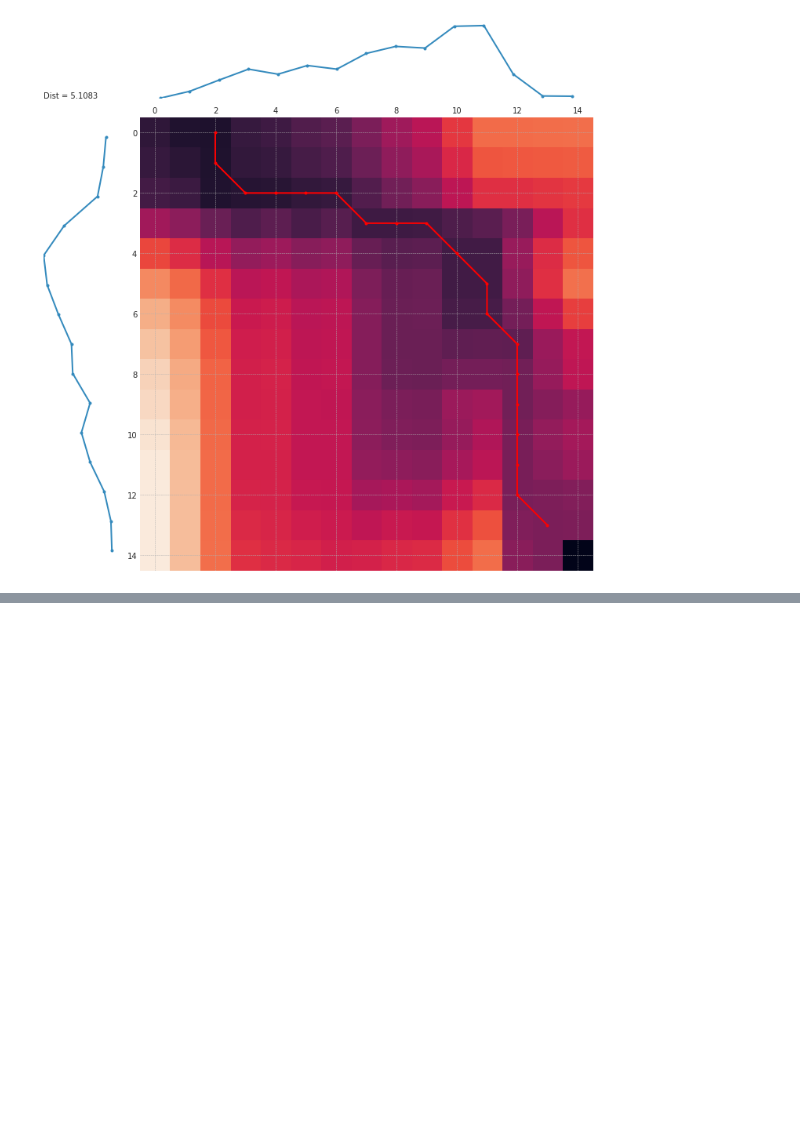
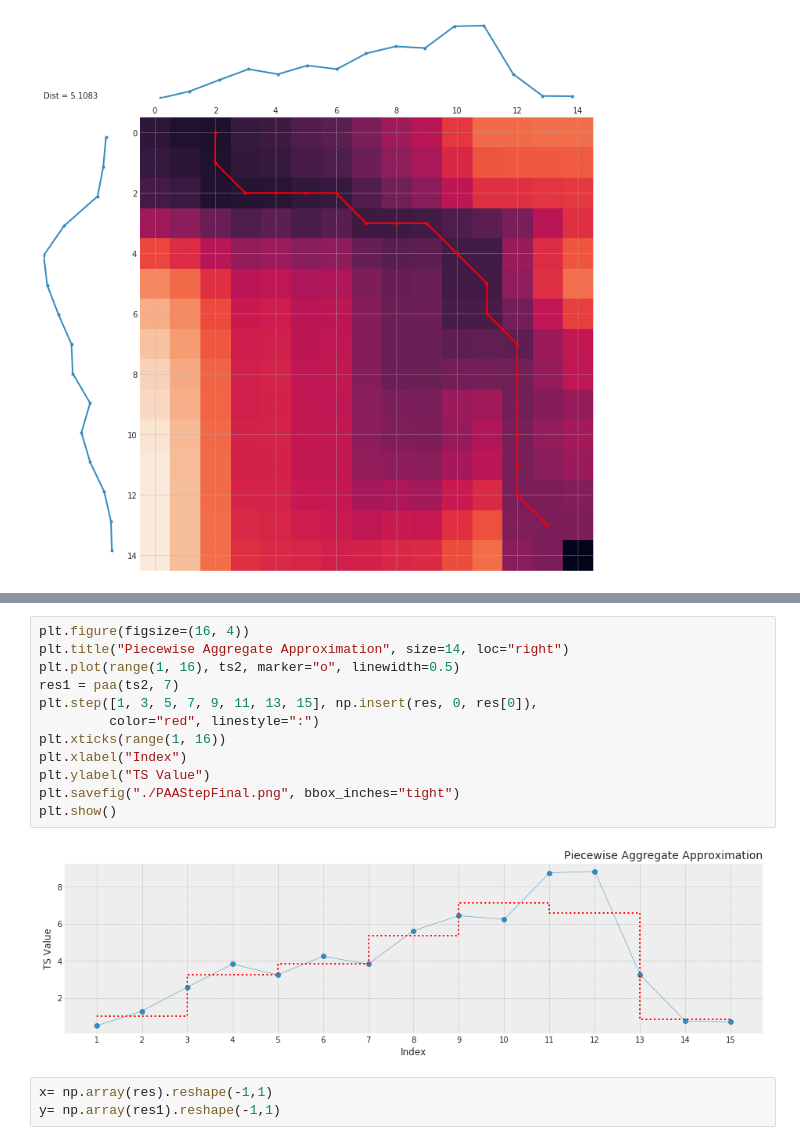
Before and after one commit to ABV-Hub/ShapeDTW-experiments, a Jupyter notebook: DTW.ipynb, the cells around one changed output, grey strips where cells are left out. Saved outputs shown, nothing was run; the diff lists cells and outputs as text; blank space fills up the shorter version.

```diff
--- a/DTW.ipynb
+++ b/DTW.ipynb
@@ -341,0 +346,17 @@ dtwvis.plot_warpingpaths(ts1, ts2, paths, best_path)
+# %%
+plt.figure(figsize=(16, 4))
+plt.title("Piecewise Aggregate Approximation", size=14, loc="right")
+plt.plot(range(1, 16), ts2, marker="o", linewidth=0.5)
+res1 = paa(ts2, 7)
+plt.step([1, 3, 5, 7, 9, 11, 13, 15], np.insert(res, 0, res[0]),
+         color="red", linestyle=":")
+plt.xticks(range(1, 16))
+plt.xlabel("Index")
+plt.ylabel("TS Value")
+plt.savefig("./PAAStepFinal.png", bbox_inches="tight")
+plt.show()
+# %% [output]
+[figure, added]
+# %%
+x= np.array(res).reshape(-1,1)
+y= np.array(res1).reshape(-1,1)
```
Also changed, not shown: parts of 9 cells of this notebook.
